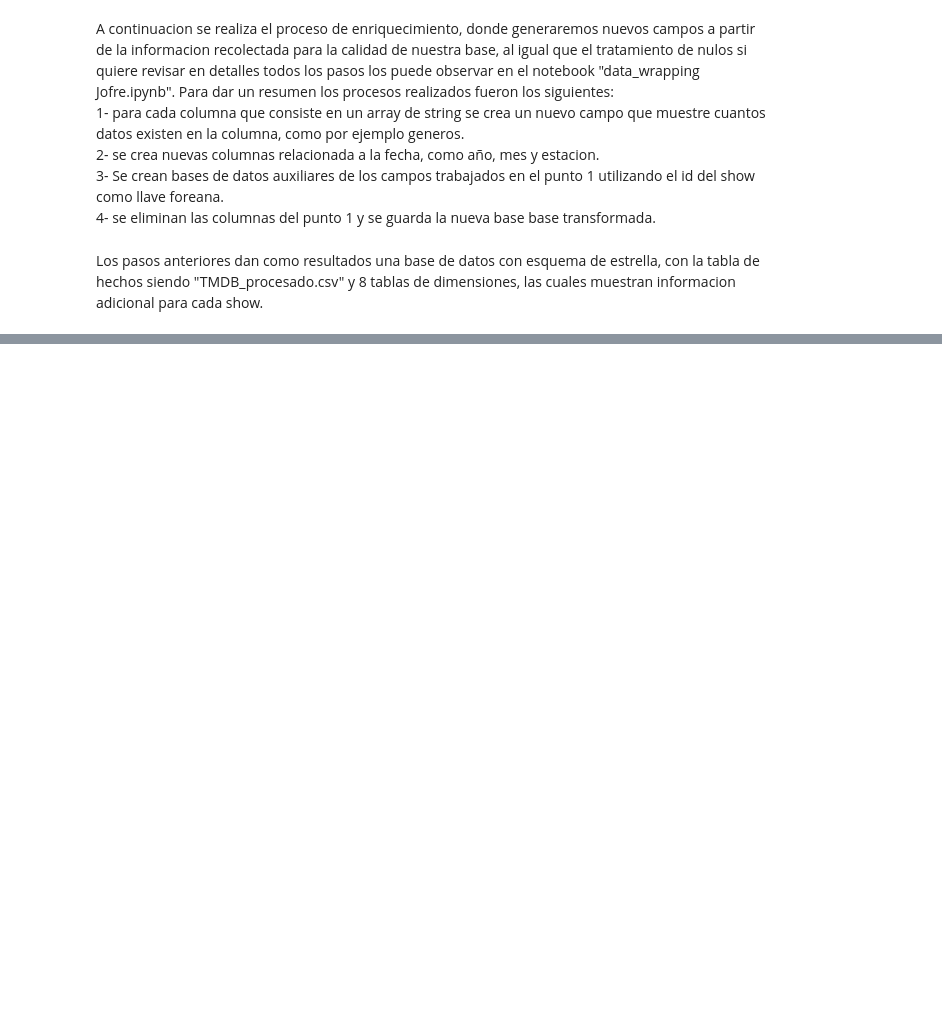
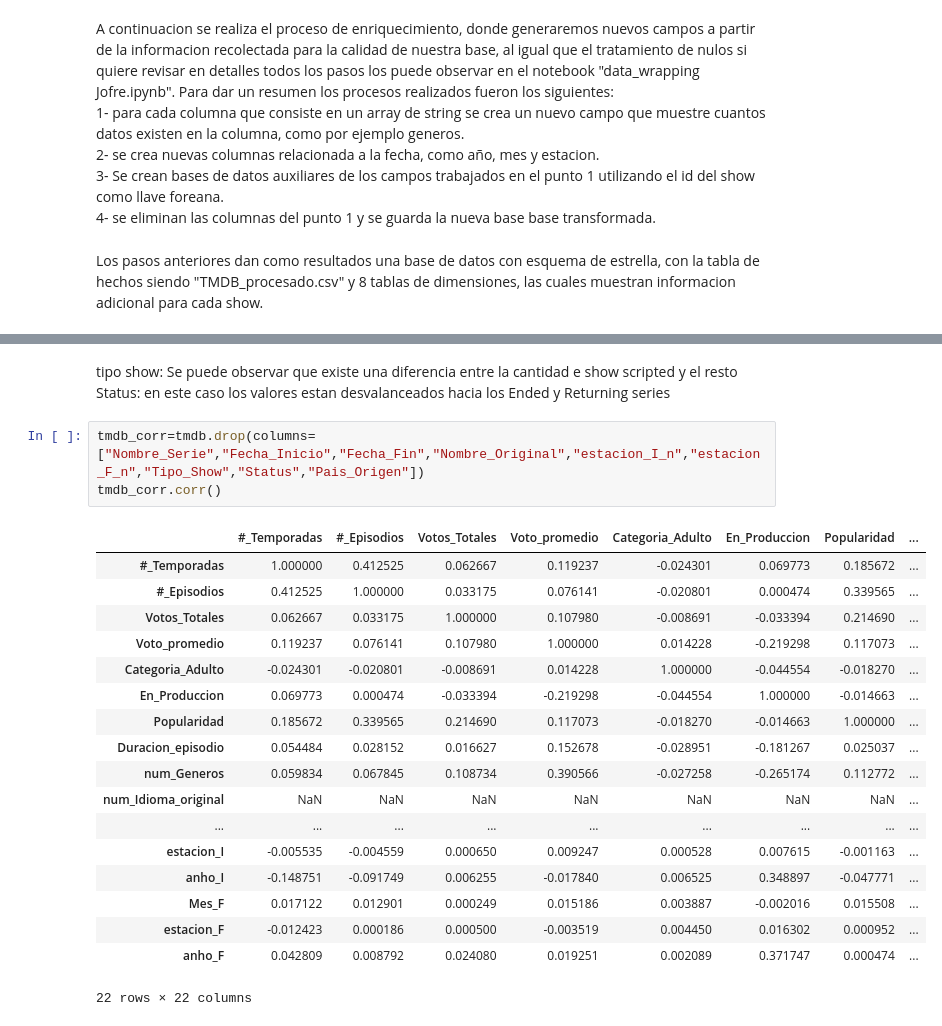
Before and after one commit to PedroJofreEsc/popularidad-de-series, a Jupyter notebook: popularidad de series Jofre.ipynb, the cells around one changed output, grey strips where cells are left out. Cells and saved outputs as stored; diff of their text form; blank space fills up the shorter version.

```diff
--- a/popularidad de series Jofre.ipynb
+++ b/popularidad de series Jofre.ipynb
@@ -145,0 +165,25 @@ tmdb.head()
+# %% [markdown]
+tipo show: Se puede observar que existe una diferencia entre la cantidad e show scripted y el resto
+Status: en este caso los valores estan desvalanceados hacia los Ended y Returning series
+# %%
+tmdb_corr=tmdb.drop(columns=["Nombre_Serie","Fecha_Inicio","Fecha_Fin","Nombre_Original","estacion_I_n","estacion_F_n","Tipo_Show","Status","Pais_Origen"])
+tmdb_corr.corr()
+# %% [output]
+|  | #_Temporadas | #_Episodios | Votos_Totales | Voto_promedio | Categoria_Adulto | En_Produccion | Popularidad | ... |
+| #_Temporadas | 1.000000 | 0.412525 | 0.062667 | 0.119237 | -0.024301 | 0.069773 | 0.185672 | ... |
+| #_Episodios | 0.412525 | 1.000000 | 0.033175 | 0.076141 | -0.020801 | 0.000474 | 0.339565 | ... |
+| Votos_Totales | 0.062667 | 0.033175 | 1.000000 | 0.107980 | -0.008691 | -0.033394 | 0.214690 | ... |
+| Voto_promedio | 0.119237 | 0.076141 | 0.107980 | 1.000000 | 0.014228 | -0.219298 | 0.117073 | ... |
+| Categoria_Adulto | -0.024301 | -0.020801 | -0.008691 | 0.014228 | 1.000000 | -0.044554 | -0.018270 | ... |
+| En_Produccion | 0.069773 | 0.000474 | -0.033394 | -0.219298 | -0.044554 | 1.000000 | -0.014663 | ... |
+| Popularidad | 0.185672 | 0.339565 | 0.214690 | 0.117073 | -0.018270 | -0.014663 | 1.000000 | ... |
+| Duracion_episodio | 0.054484 | 0.028152 | 0.016627 | 0.152678 | -0.028951 | -0.181267 | 0.025037 | ... |
+| num_Generos | 0.059834 | 0.067845 | 0.108734 | 0.390566 | -0.027258 | -0.265174 | 0.112772 | ... |
+| num_Idioma_original | NaN | NaN | NaN | NaN | NaN | NaN | NaN | ... |
+| ... | ... | ... | ... | ... | ... | ... | ... | ... |
+| estacion_I | -0.005535 | -0.004559 | 0.000650 | 0.009247 | 0.000528 | 0.007615 | -0.001163 | ... |
+| anho_I | -0.148751 | -0.091749 | 0.006255 | -0.017840 | 0.006525 | 0.348897 | -0.047771 | ... |
+| Mes_F | 0.017122 | 0.012901 | 0.000249 | 0.015186 | 0.003887 | -0.002016 | 0.015508 | ... |
+| estacion_F | -0.012423 | 0.000186 | 0.000500 | -0.003519 | 0.004450 | 0.016302 | 0.000952 | ... |
+| anho_F | 0.042809 | 0.008792 | 0.024080 | 0.019251 | 0.002089 | 0.371747 | 0.000474 | ... |
+22 rows × 22 columns
```
Also changed, not shown: parts of 3 cells of this notebook, 2 other files.
